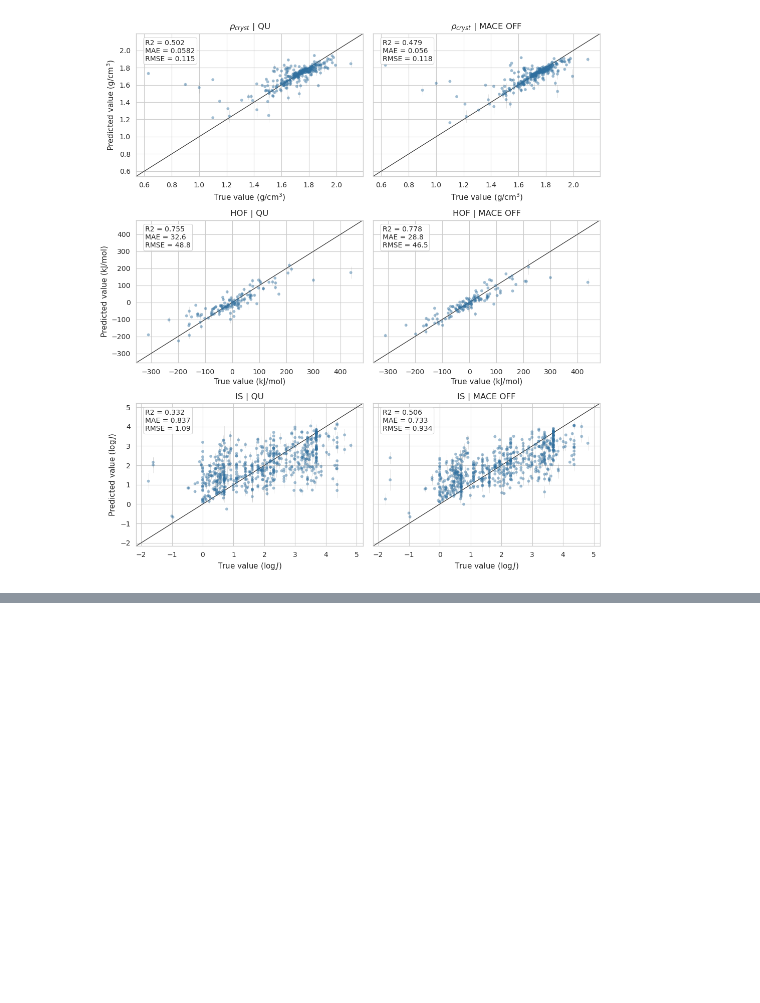
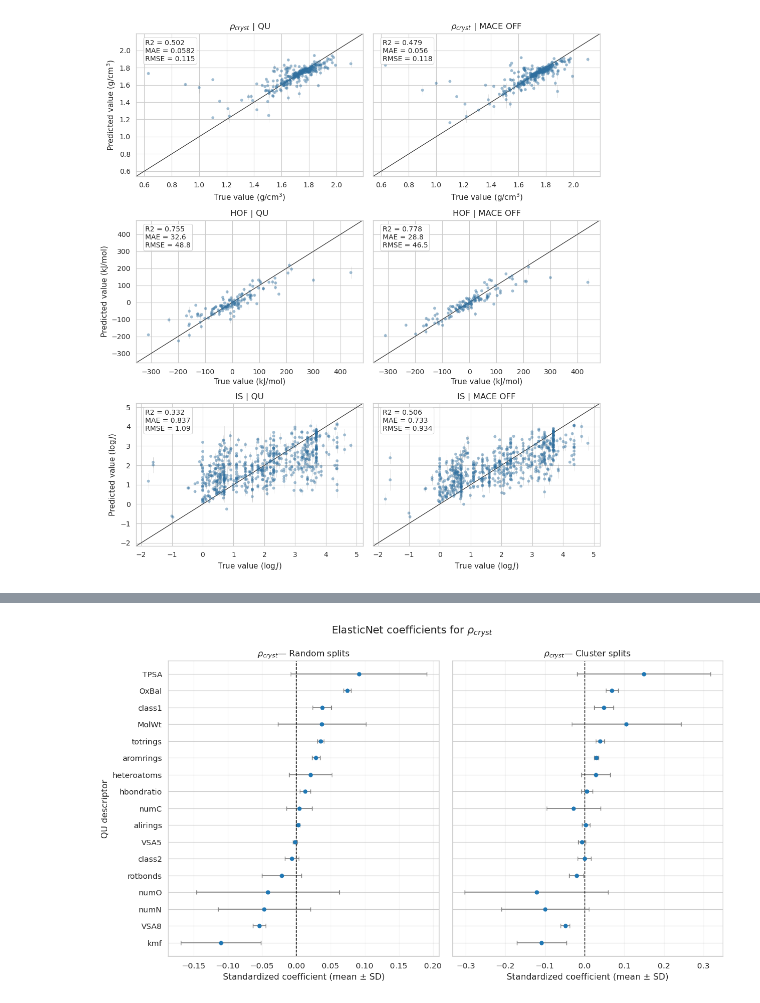
Before and after one commit to CABackman/fm-4-em, a Jupyter notebook: 06_NOTEBOOKS/04_results_processing.ipynb, the cells around one changed output, grey strips where cells are left out. Drawn from its saved outputs; the diff is of its cells as text; code cells hidden in the pictures; blank space fills up the shorter version.

```diff
--- a/06_NOTEBOOKS/04_results_processing.ipynb
+++ b/06_NOTEBOOKS/04_results_processing.ipynb
@@ -644,0 +815,37 @@ fig = plot_parity_grid(
+# %%
+import matplotlib.pyplot as plt
+import seaborn as sns
+
+hof = coefficient_summary.query("dataset == 'CD'").copy()
+
+fig, axes = plt.subplots(1, 2, figsize=(12, 7), sharey=True)
+
+for ax, split_family in zip(axes, ["random", "cluster"]):
+    plot_df = (
+        hof.query("split_family == @split_family")
+        .sort_values("mean_coefficient")
+    )
+
+    ax.errorbar(
+        plot_df["mean_coefficient"],
+        plot_df["descriptor"],
+        xerr=plot_df["std_coefficient"],
+        fmt="o",
+        capsize=3,
+        color="tab:blue",
+        ecolor="grey",
+    )
+
+    ax.axvline(0, color="black", linestyle="--", linewidth=1)
+    ax.set_title(r"$\rho_{cryst}$" + f"— {split_family.capitalize()} splits")
+    ax.set_xlabel("Standardized coefficient (mean ± SD)")
+    ax.grid(axis="x", alpha=0.25)
+
+axes[0].set_ylabel("QU descriptor")
+axes[1].set_ylabel("")
+
+fig.suptitle(r"ElasticNet coefficients for $\rho_{cryst}$", fontsize=14)
+plt.tight_layout()
+plt.show()
+# %% [output]
+[figure, added]
```
Also changed, not shown: parts of 6 cells of this notebook, 4 other files.
